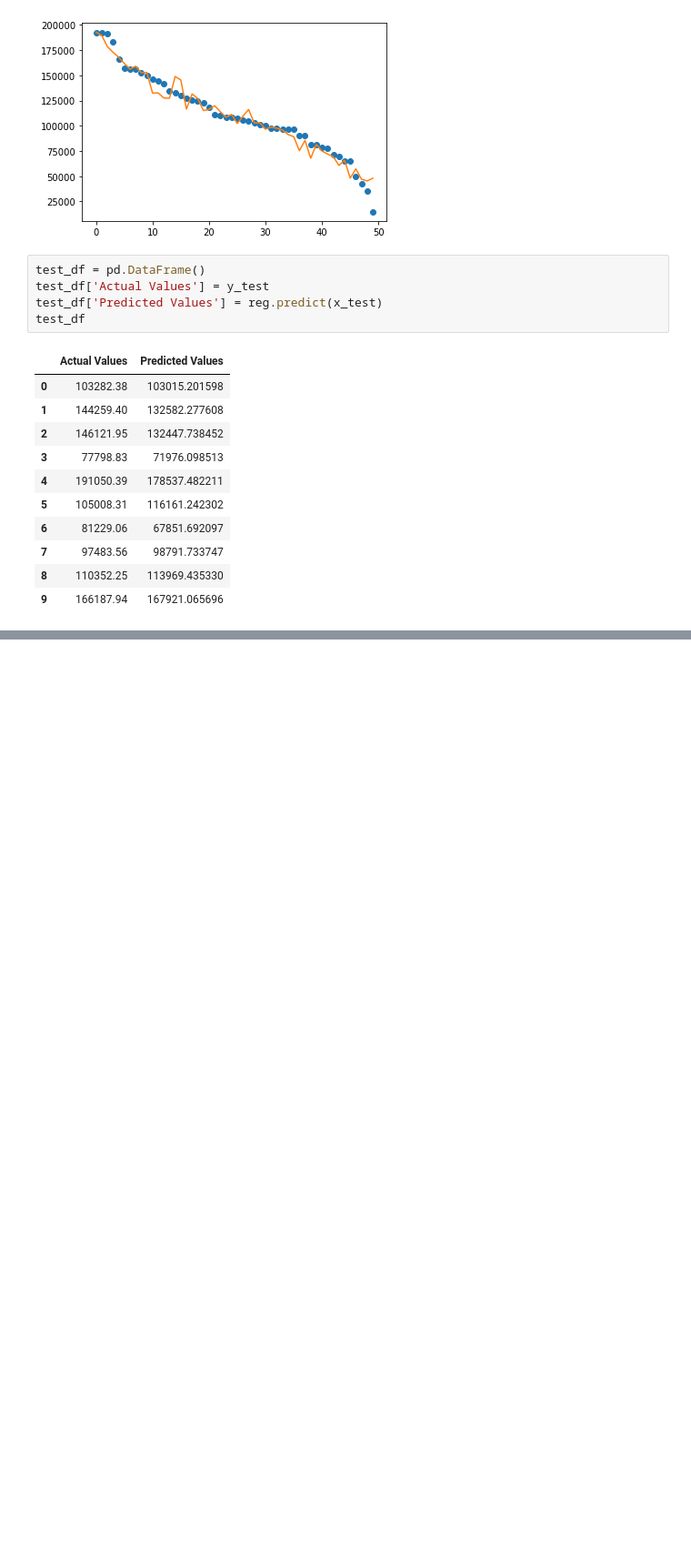
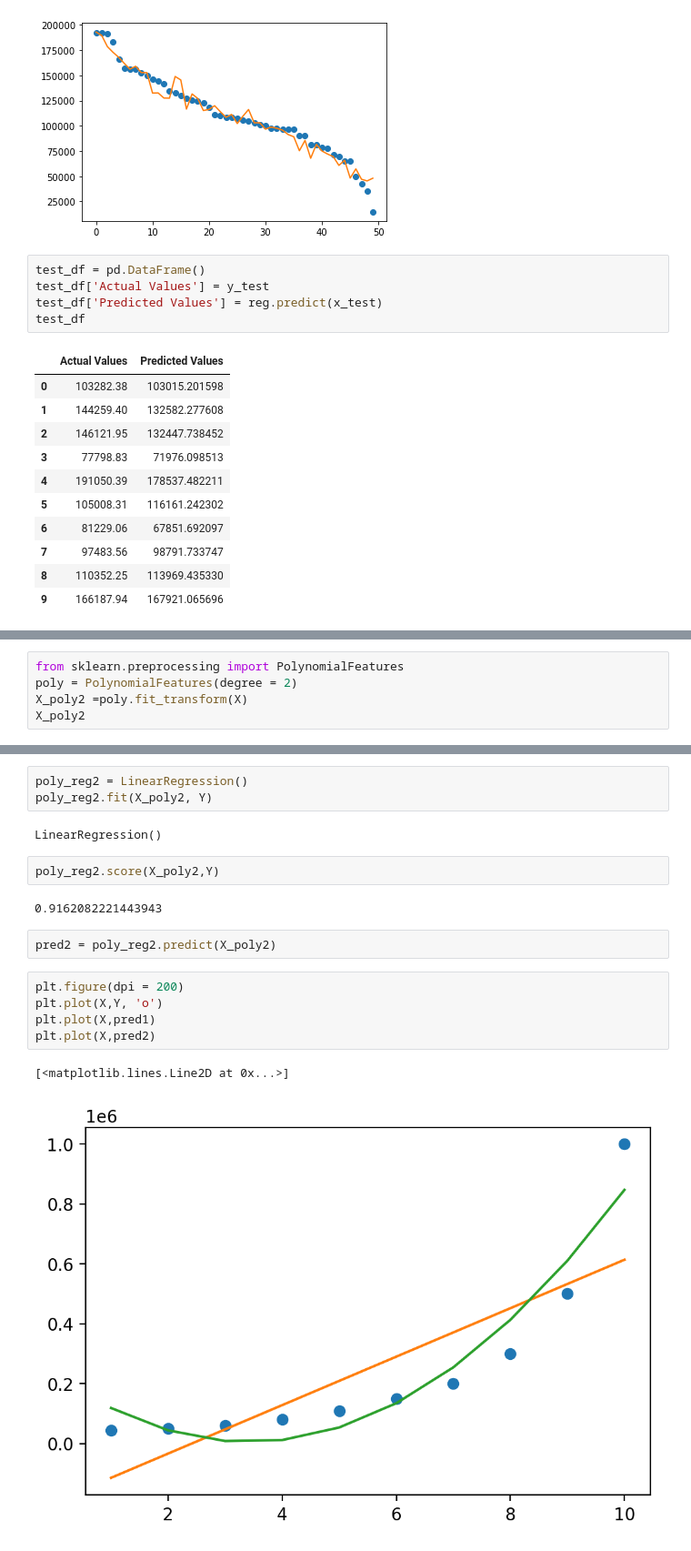
Before and after one commit to celiahc823/Multiple-Regression-and-Polynomial-Regression, a Jupyter notebook: Multiple_and_Polynomial_Regression.ipynb, the cells around one changed output, grey strips where cells are left out. Shown at 91% size. Saved outputs shown, nothing was run; the diff lists cells and outputs as text; blank space fills up the shorter version.

```diff
--- a/Multiple_and_Polynomial_Regression.ipynb
+++ b/Multiple_and_Polynomial_Regression.ipynb
@@ -201,0 +290,5 @@ test_df
+# %%
+from sklearn.preprocessing import PolynomialFeatures
+poly = PolynomialFeatures(degree = 2)
+X_poly2 =poly.fit_transform(X)
+X_poly2
@@ -201,0 +306,19 @@ test_df
+# %%
+poly_reg2 = LinearRegression()
+poly_reg2.fit(X_poly2, Y)
+# %% [output]
+LinearRegression()
+# %%
+poly_reg2.score(X_poly2,Y)
+# %% [output]
+0.9162082221443943
+# %%
+pred2 = poly_reg2.predict(X_poly2)
+# %%
+plt.figure(dpi = 200)
+plt.plot(X,Y, 'o')
+plt.plot(X,pred1)
+plt.plot(X,pred2)
+# %% [output]
+[<matplotlib.lines.Line2D at 0x...>]
+[figure, added]
```
Also changed, not shown: parts of 22 cells of this notebook.
